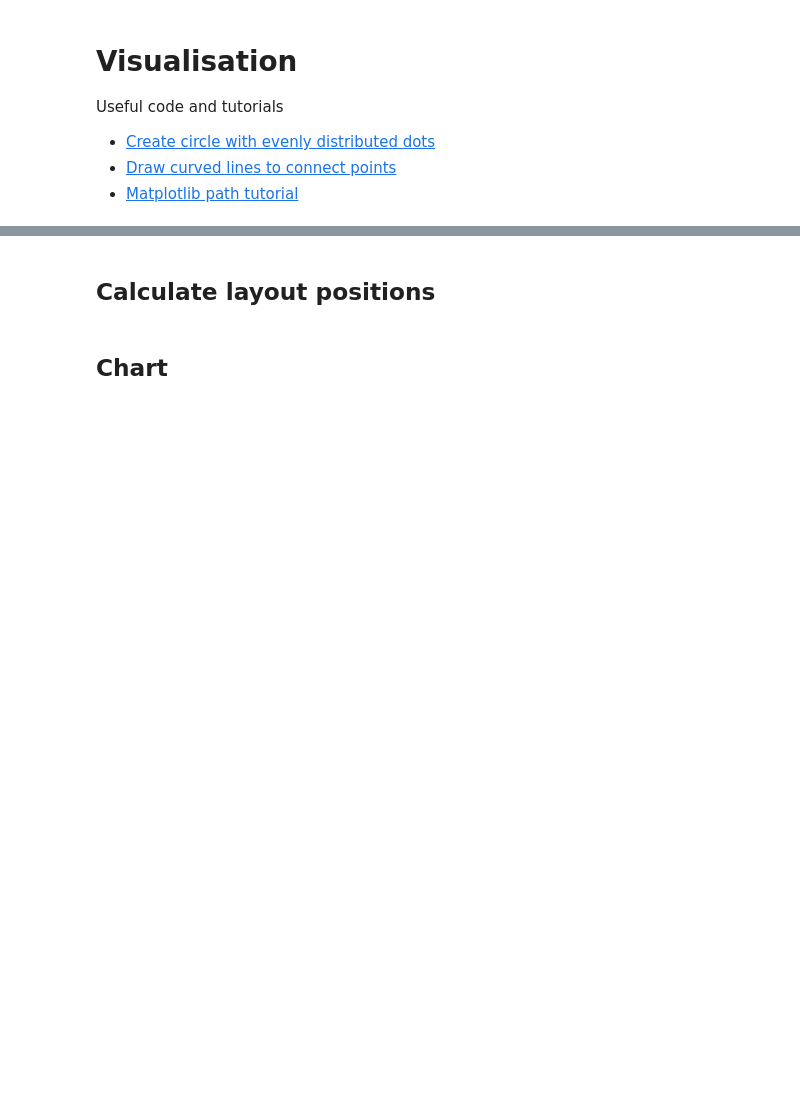
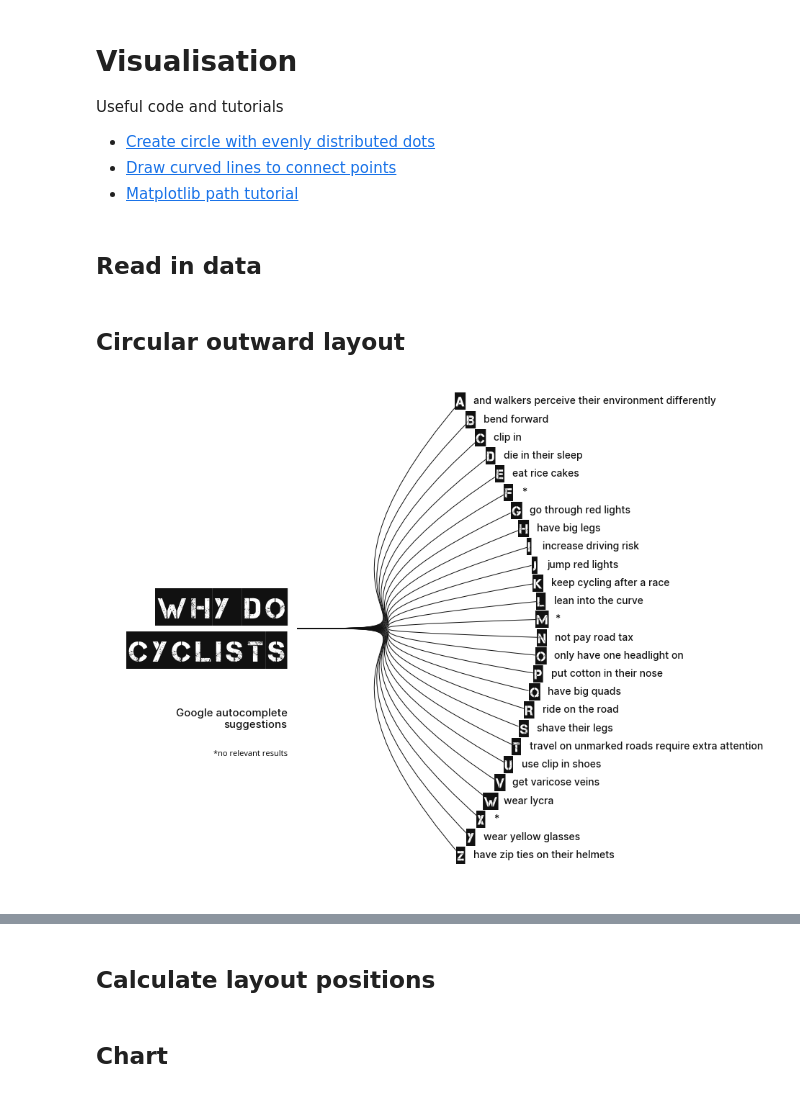
Before and after one commit to Lisa-Ho/small-data-projects, a Jupyter notebook: 2023/2305-google-search-autocomplete/google-search-autocomplete.ipynb, the cells around one changed output, grey strips where cells are left out. Saved outputs shown, nothing was run; the diff lists cells and outputs as text; code cells hidden in the pictures; blank space fills up the shorter version.

Commit message:
streamlined code ++ created tow more layouts

```diff
--- a/2023/2305-google-search-autocomplete/google-search-autocomplete.ipynb
+++ b/2023/2305-google-search-autocomplete/google-search-autocomplete.ipynb
@@ -108,3 +108,79 @@ Useful code and tutorials
 - [Create circle with evenly distributed dots](https://stackoverflow.com/questions/50939065/how-to-create-a-circle-with-uniformly-distributed-dots-in-the-perimeter-of-it-wi)
 - [Draw curved lines to connect points](https://stackoverflow.com/questions/63560005/draw-curved-lines-to-connect-points-in-matplotlib)
 - [Matplotlib path tutorial](https://matplotlib.org/stable/tutorials/advanced/path_tutorial.html)
+# %% [markdown]
+## Read in data
+# %%
+#read in data
+df = pd.read_csv("why-do-road-users-data-clean-2023-05-07.csv")
+# %%
+#fonts
+from matplotlib import font_manager
+
+#font_manager.findSystemFonts(fontpaths=None, fontext='ttf')
+letter_font = font_manager.FontProperties(fname='C:\\Windows\\Fonts\\Take cover.ttf')
+subtitle_font = font_manager.FontProperties(fname='C:\\WINDOWS\\Fonts\\Inter-Medium.otf')
+label_font = font_manager.FontProperties(fname='C:\\WINDOWS\\Fonts\\OpenSans-Regular.ttf')
+# %% [markdown]
+## Circular outward layout
+# %%
+#===== PLOT
+fig,ax = plt.subplots(figsize=(13, 13))
+
+#== Inputs
+# chart dimensions
+height = 26
+width = 10
+
+# calculate offet
+array = np.linspace(0, 1*np.pi, height)
+offset = [round(x,2)for x in np.sin(array)*2.5]
+
+#positions for letters on a straight line with circular offset
+df["x_pos"] = [width + i for i in offset]
+df["y_pos"] = [26 - i for i in range(len(df))]
+
+#== Data
+center_x, center_y = (5, (height-1)/2+1)  # center of circle
+
+indent=5
+for i in range(len(df)):
+    x_pos = df["x_pos"].iloc[i]
+    y_pos = df["y_pos"].iloc[i]
+
+    #lines from center point outwards using Bezier curve
+    verts = [(center_x, center_y), (center_x +indent*1.2, center_y), (center_x -indent*0.2, center_y), (x_pos, y_pos)]
+    codes = [Path.MOVETO] + [Path.CURVE4] * 3
+    path = Path(verts, codes)
+    patch = patches.PathPatch(path, facecolor='none', lw=1, edgecolor='#111111')
+    ax.add_patch(patch)
+
+    #plot letter
+    ax.text(x_pos , y_pos,df["letter"].iloc[i] , va="center",ha="center",
+           fontsize=23, fontproperties=letter_font,color="#111111",
+           bbox=dict(facecolor='white', edgecolor='none', boxstyle='round,pad=0.0'))
+
+    #plot text
+    ax.text(x_pos+0.4 , y_pos,df["cyclists"].iloc[i].replace("why do cyclists ", "") , va="center",ha="left",
+           fontsize=14, fontproperties=subtitle_font, color='#111111')
+
+#configure axes
+ax.set_ylim(-1, height+1)
+ax.set_xlim(-1, width+5)
+ax.axis("off")
+
+#=====
+#Title and footer
+ax.text(center_x -0.3, center_y,"Why do\ncyclists" , va="center",ha="right",
+           fontsize=50, fontproperties=letter_font, color="#111111")
+ax.text(center_x -0.3, center_y-5,"Google autocomplete\nsuggestions" , va="center",ha="right",
+           fontsize=15, fontproperties=subtitle_font, color="#111111")
+ax.text(center_x -0.3, center_y-7, "*no relevant results", fontproperties= label_font, fontsize=11,  ha="right")
+
+#export
+plt.savefig("why-do-cyclists-circular-outward.png", bbox_inches='tight', pad_inches=1, facecolor='#F1F1F1',
+            transparent="True", dpi=300)
+
+plt.show()
+# %% [output]
+[figure, added]
```
Also changed, not shown: parts of 5 cells of this notebook.
